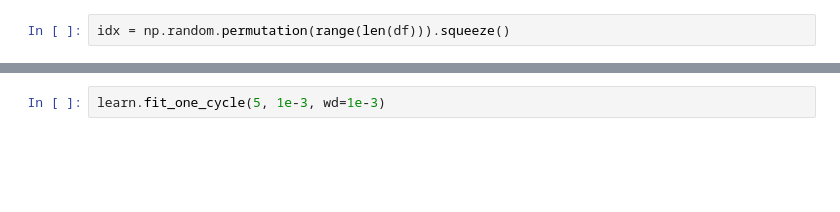
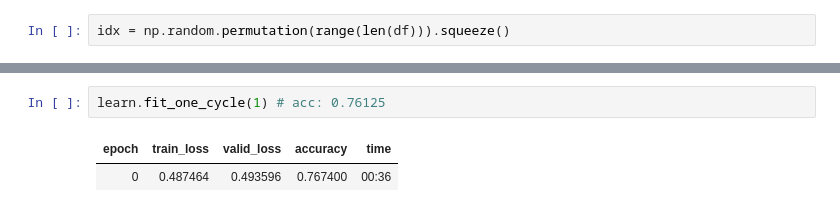
Before and after one commit to SanderML/kaggle, a Jupyter notebook: Tabular_Playground_April2021/Untitled.ipynb, the cells around one changed output, grey strips where cells are left out. Saved outputs shown, nothing was run; the diff lists cells and outputs as text; blank space fills up the shorter version.

```diff
--- a/Tabular_Playground_April2021/Untitled.ipynb
+++ b/Tabular_Playground_April2021/Untitled.ipynb
@@ -87,4 +160,7 @@ learn.lr_find(end_lr=1)
 # %%
-learn.fit_one_cycle(5, 1e-3, wd=1e-3)
+learn.fit_one_cycle(1) # acc: 0.76125
+# %% [output]
+| epoch | train_loss | valid_loss | accuracy | time |
+| 0 | 0.487464 | 0.493596 | 0.767400 | 00:36 |
 # %%
 learn.recorder.plot_loss()
```
Also changed, not shown: parts of 44 cells of this notebook.
